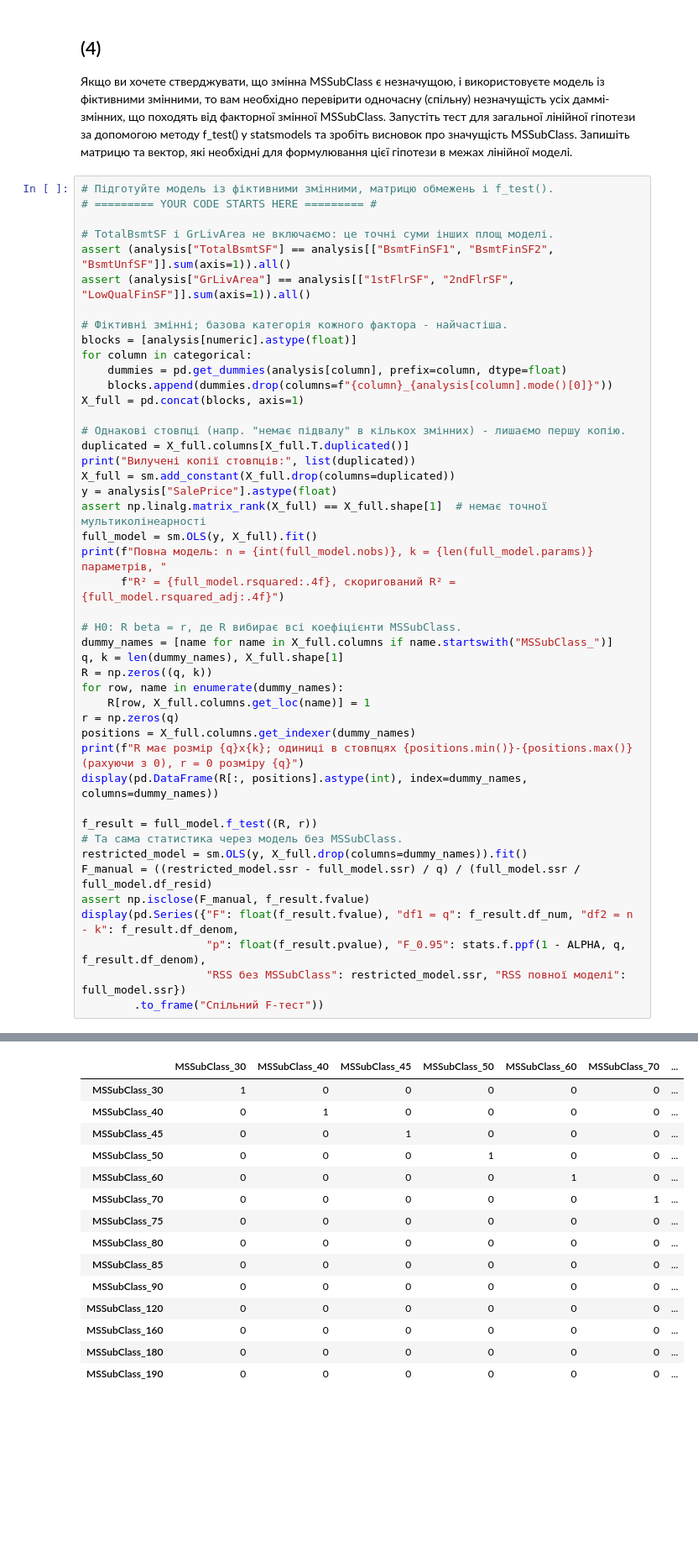
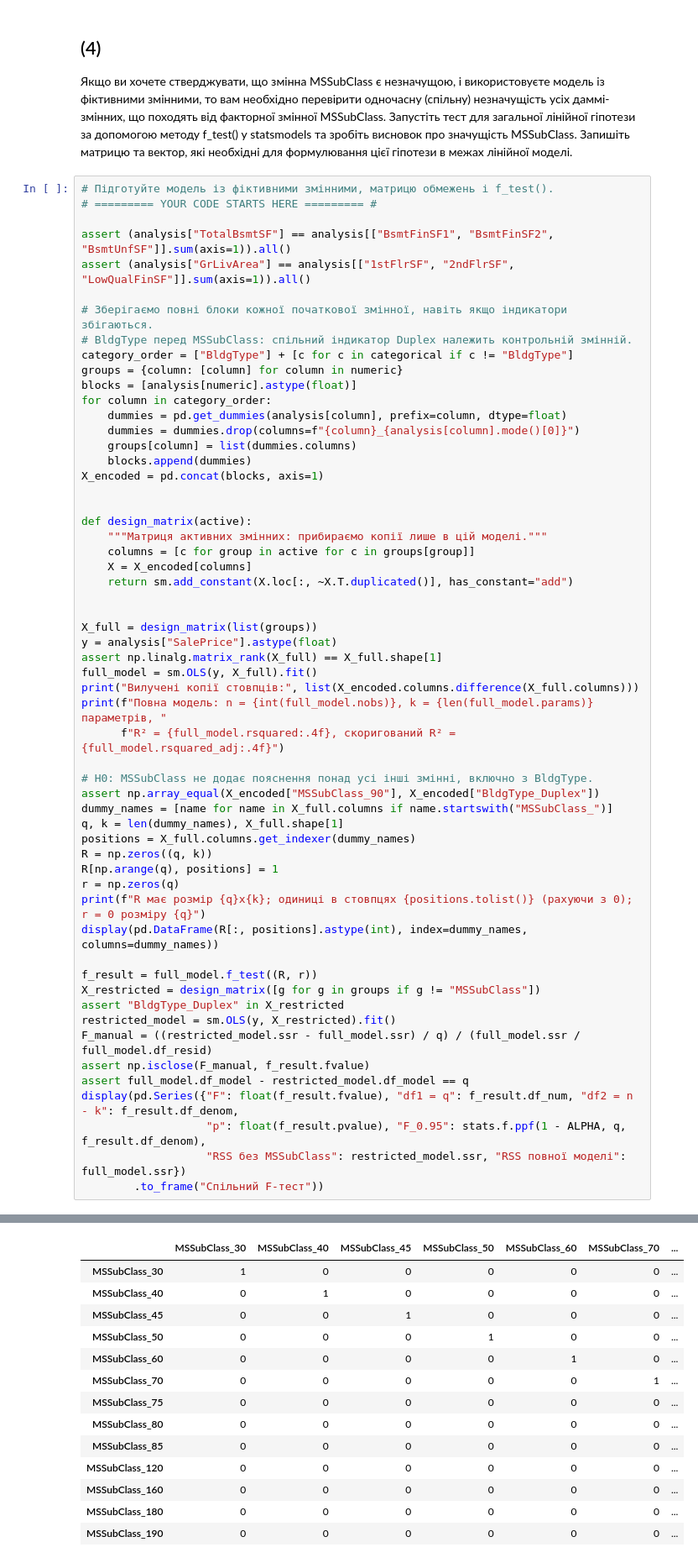
Before and after one commit to hryhola/statistics-ucu, a Jupyter notebook: labs/task3/notebooks/task3-problem5-linear-regression.ipynb, the cells around one changed output, grey strips where cells are left out. Shown at 84% size. Saved outputs shown, nothing was run; the diff lists cells and outputs as text; blank space fills up the shorter version.

```diff
--- a/labs/task3/notebooks/task3-problem5-linear-regression.ipynb
+++ b/labs/task3/notebooks/task3-problem5-linear-regression.ipynb
@@ -312,43 +312,55 @@ $R^2$ — частка поясненої варіації; він ніколи
 # Підготуйте модель із фіктивними змінними, матрицю обмежень і f_test().
 # ========= YOUR CODE STARTS HERE ========= #
 
-# TotalBsmtSF і GrLivArea не включаємо: це точні суми інших площ моделі.
 assert (analysis["TotalBsmtSF"] == analysis[["BsmtFinSF1", "BsmtFinSF2", "BsmtUnfSF"]].sum(axis=1)).all()
 assert (analysis["GrLivArea"] == analysis[["1stFlrSF", "2ndFlrSF", "LowQualFinSF"]].sum(axis=1)).all()
 
-# Фіктивні змінні; базова категорія кожного фактора - найчастіша.
+# Зберігаємо повні блоки кожної початкової змінної, навіть якщо індикатори збігаються.
+# BldgType перед MSSubClass: спільний індикатор Duplex належить контрольній змінній.
+category_order = ["BldgType"] + [c for c in categorical if c != "BldgType"]
+groups = {column: [column] for column in numeric}
 blocks = [analysis[numeric].astype(float)]
-for column in categorical:
+for column in category_order:
     dummies = pd.get_dummies(analysis[column], prefix=column, dtype=float)
-    blocks.append(dummies.drop(columns=f"{column}_{analysis[column].mode()[0]}"))
-X_full = pd.concat(blocks, axis=1)
+    dummies = dummies.drop(columns=f"{column}_{analysis[column].mode()[0]}")
+    groups[column] = list(dummies.columns)
+    blocks.append(dummies)
+X_encoded = pd.concat(blocks, axis=1)
 
-# Однакові стовпці (напр. "немає підвалу" в кількох змінних) - лишаємо першу копію.
-duplicated = X_full.columns[X_full.T.duplicated()]
-print("Вилучені копії стовпців:", list(duplicated))
-X_full = sm.add_constant(X_full.drop(columns=duplicated))
+
+def design_matrix(active):
+    """Матриця активних змінних: прибираємо копії лише в цій моделі."""
+    columns = [c for group in active for c in groups[group]]
+    X = X_encoded[columns]
+    return sm.add_constant(X.loc[:, ~X.T.duplicated()], has_constant="add")
+
+
+X_full = design_matrix(list(groups))
 y = analysis["SalePrice"].astype(float)
-assert np.linalg.matrix_rank(X_full) == X_full.shape[1]  # немає точної мультиколінеарності
+assert np.linalg.matrix_rank(X_full) == X_full.shape[1]
 full_model = sm.OLS(y, X_full).fit()
+print("Вилучені копії стовпців:", list(X_encoded.columns.difference(X_full.columns)))
 print(f"Повна модель: n = {int(full_model.nobs)}, k = {len(full_model.params)} параметрів, "
       f"R² = {full_model.rsquared:.4f}, скоригований R² = {full_model.rsquared_adj:.4f}")
 
-# H0: R beta = r, де R вибирає всі коефіцієнти MSSubClass.
+# H0: MSSubClass не додає пояснення понад усі інші змінні, включно з BldgType.
+assert np.array_equal(X_encoded["MSSubClass_90"], X_encoded["BldgType_Duplex"])
 dummy_names = [name for name in X_full.columns if name.startswith("MSSubClass_")]
 q, k = len(dummy_names), X_full.shape[1]
+positions = X_full.columns.get_indexer(dummy_names)
 R = np.zeros((q, k))
-for row, name in enumerate(dummy_names):
-    R[row, X_full.columns.get_loc(name)] = 1
+R[np.arange(q), positions] = 1
 r = np.zeros(q)
-positions = X_full.columns.get_indexer(dummy_names)
-print(f"R має розмір {q}x{k}; одиниці в стовпцях {positions.min()}-{positions.max()} (рахуючи з 0), r = 0 розміру {q}")
+print(f"R має розмір {q}x{k}; одиниці в стовпцях {positions.tolist()} (рахуючи з 0); r = 0 розміру {q}")
 display(pd.DataFrame(R[:, positions].astype(int), index=dummy_names, columns=dummy_names))
 
 f_result = full_model.f_test((R, r))
-# Та сама статистика через модель без MSSubClass.
-restricted_model = sm.OLS(y, X_full.drop(columns=dummy_names)).fit()
+X_restricted = design_matrix([g for g in groups if g != "MSSubClass"])
+assert "BldgType_Duplex" in X_restricted
+restricted_model = sm.OLS(y, X_restricted).fit()
 F_manual = ((restricted_model.ssr - full_model.ssr) / q) / (full_model.ssr / full_model.df_resid)
 assert np.isclose(F_manual, f_result.fvalue)
+assert full_model.df_model - restricted_model.df_model == q
 display(pd.Series({"F": float(f_result.fvalue), "df1 = q": f_result.df_num, "df2 = n - k": f_result.df_denom,
                    "p": float(f_result.pvalue), "F_0.95": stats.f.ppf(1 - ALPHA, q, f_result.df_denom),
                    "RSS без MSSubClass": restricted_model.ssr, "RSS повної моделі": full_model.ssr})
@@ -360,14 +372,13 @@ R має розмір 14x269; одиниці в стовпцях 33-46 (раху
 |  | MSSubClass_30 | MSSubClass_40 | MSSubClass_45 | MSSubClass_50 | MSSubClass_60 | MSSubClass_70 | ... |
 | MSSubClass_30 | 1 | 0 | 0 | 0 | 0 | 0 | ... |
 | MSSubClass_40 | 0 | 1 | 0 | 0 | 0 | 0 | ... |
 | MSSubClass_45 | 0 | 0 | 1 | 0 | 0 | 0 | ... |
 | MSSubClass_50 | 0 | 0 | 0 | 1 | 0 | 0 | ... |
 | MSSubClass_60 | 0 | 0 | 0 | 0 | 1 | 0 | ... |
 | MSSubClass_70 | 0 | 0 | 0 | 0 | 0 | 1 | ... |
 | MSSubClass_75 | 0 | 0 | 0 | 0 | 0 | 0 | ... |
 | MSSubClass_80 | 0 | 0 | 0 | 0 | 0 | 0 | ... |
 | MSSubClass_85 | 0 | 0 | 0 | 0 | 0 | 0 | ... |
-| MSSubClass_90 | 0 | 0 | 0 | 0 | 0 | 0 | ... |
 | MSSubClass_120 | 0 | 0 | 0 | 0 | 0 | 0 | ... |
 | MSSubClass_160 | 0 | 0 | 0 | 0 | 0 | 0 | ... |
 | MSSubClass_180 | 0 | 0 | 0 | 0 | 0 | 0 | ... |
```
Also changed, not shown: parts of 14 cells of this notebook, 8 other files.
